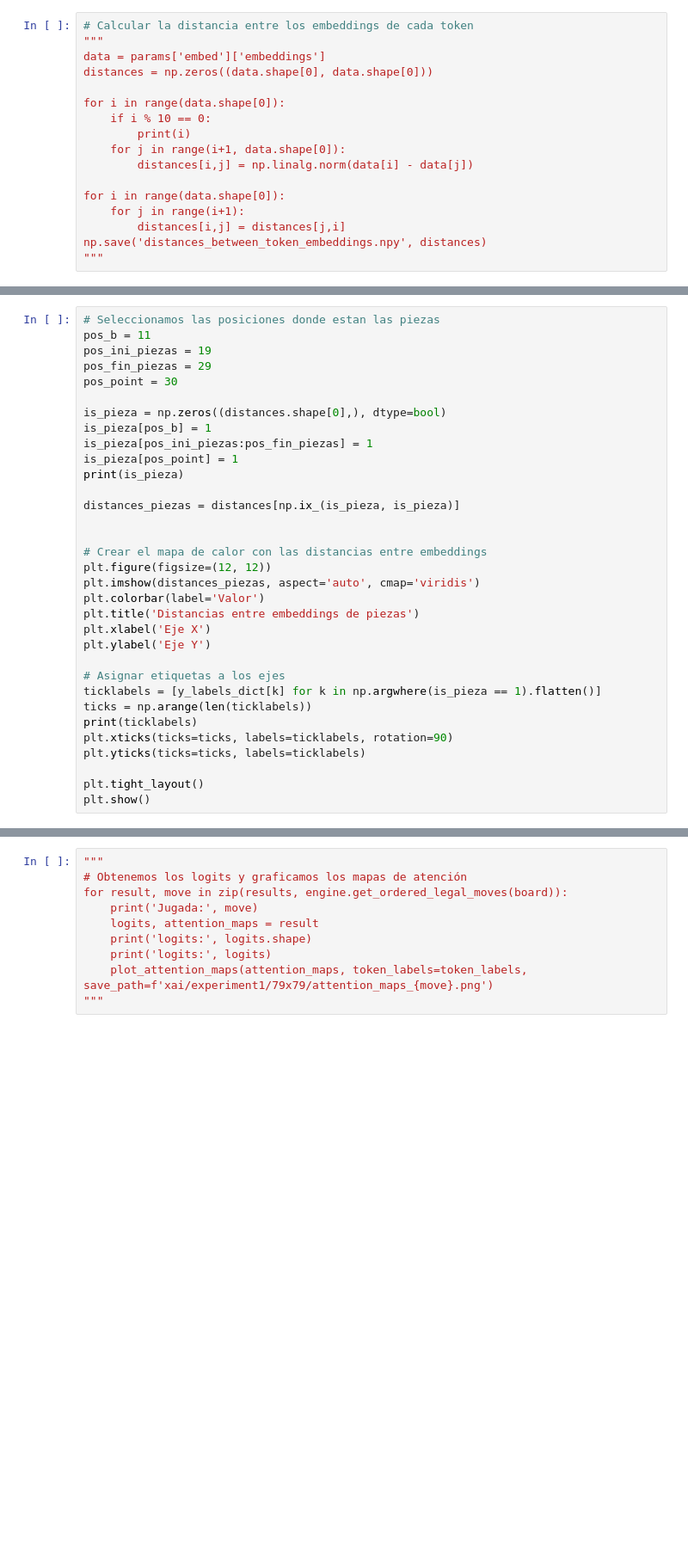
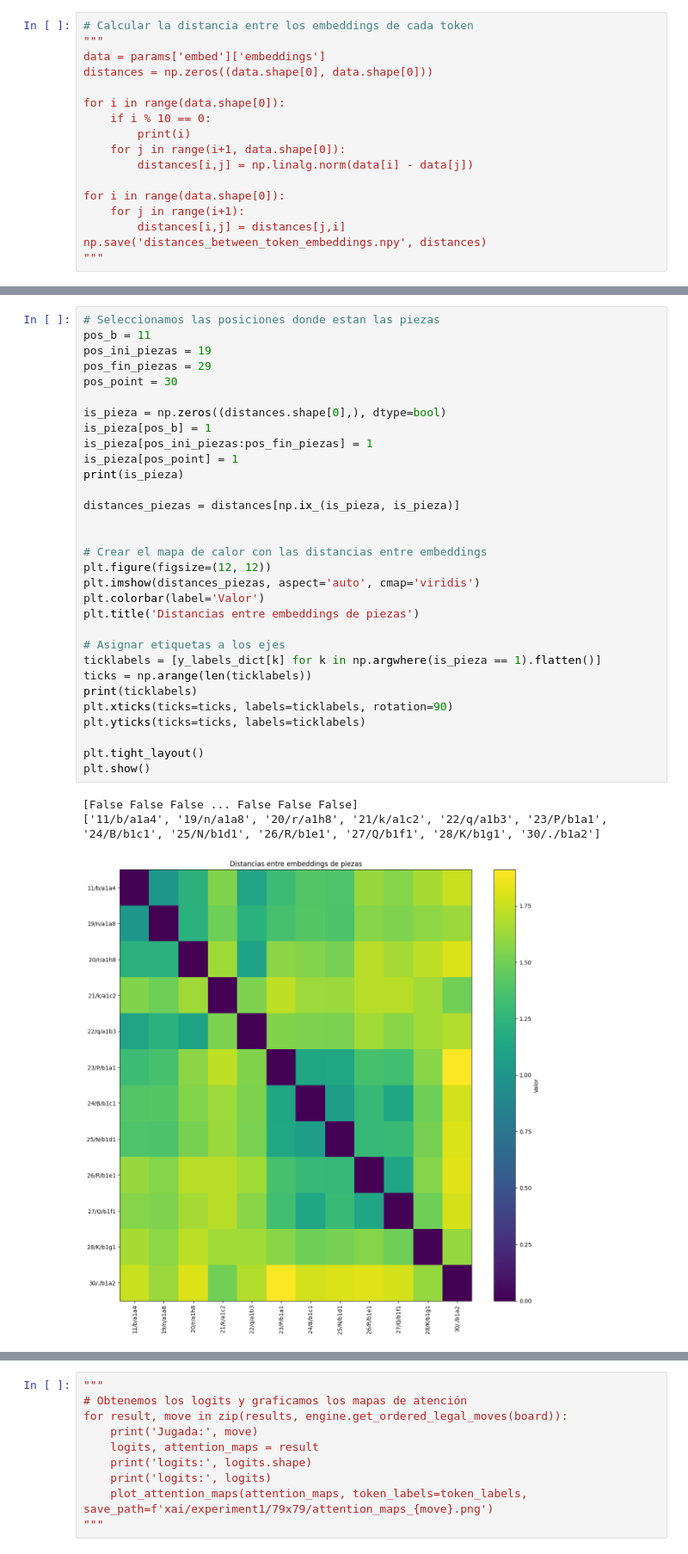
Before and after one commit to ari-dasci/S-ChessFormer, a Jupyter notebook: xai/xai.ipynb, the cells around one changed output, grey strips where cells are left out. Shown at 86% size. Drawn from its saved outputs; the diff is of its cells as text; blank space fills up the shorter version.

```diff
--- a/xai/xai.ipynb
+++ b/xai/xai.ipynb
@@ -315,35 +336,37 @@ distances.shape
 # Seleccionamos las posiciones donde estan las piezas
 pos_b = 11
 pos_ini_piezas = 19
 pos_fin_piezas = 29
 pos_point = 30
 
 is_pieza = np.zeros((distances.shape[0],), dtype=bool)
 is_pieza[pos_b] = 1
 is_pieza[pos_ini_piezas:pos_fin_piezas] = 1
 is_pieza[pos_point] = 1
 print(is_pieza)
 
 distances_piezas = distances[np.ix_(is_pieza, is_pieza)]
 
 
 # Crear el mapa de calor con las distancias entre embeddings
 plt.figure(figsize=(12, 12))
 plt.imshow(distances_piezas, aspect='auto', cmap='viridis')
 plt.colorbar(label='Valor')
 plt.title('Distancias entre embeddings de piezas')
-plt.xlabel('Eje X')
-plt.ylabel('Eje Y')
 
 # Asignar etiquetas a los ejes
 ticklabels = [y_labels_dict[k] for k in np.argwhere(is_pieza == 1).flatten()]
 ticks = np.arange(len(ticklabels))
 print(ticklabels)
 plt.xticks(ticks=ticks, labels=ticklabels, rotation=90)
 plt.yticks(ticks=ticks, labels=ticklabels)
 
 plt.tight_layout()
 plt.show()
+# %% [output]
+[False False False ... False False False]
+['11/b/a1a4', '19/n/a1a8', '20/r/a1h8', '21/k/a1c2', '22/q/a1b3', '23/P/b1a1', '24/B/b1c1', '25/N/b1d1', '26/R/b1e1', '27/Q/b1f1', '28/K/b1g1', '30/./b1a2']
+[figure, added]
 # %%
 fila_inicial = 0
 fila_final = 50
```
Also changed, not shown: parts of 17 cells of this notebook, 20 other files.
